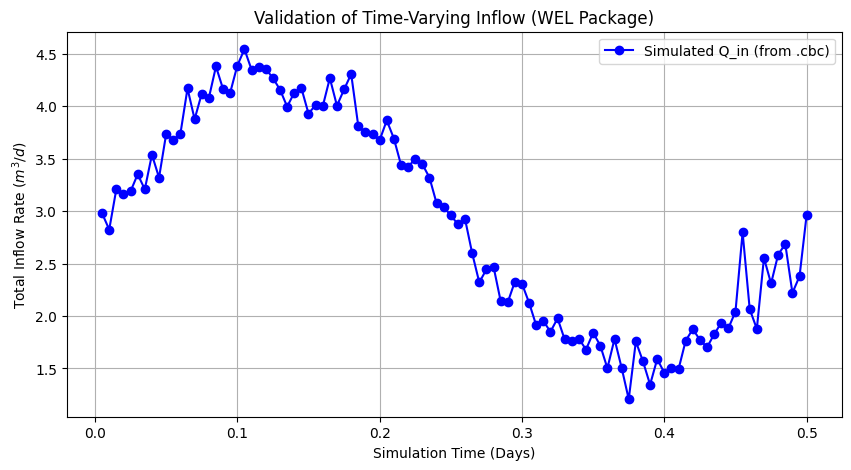
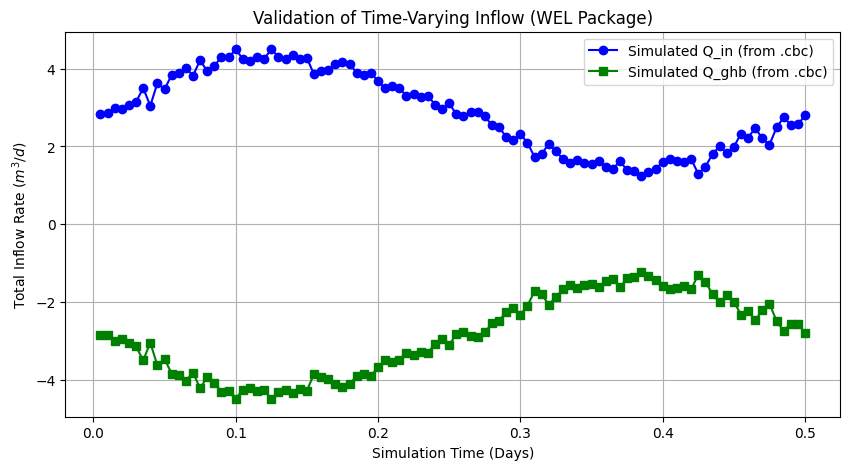
The notebook cell's code change between the first figure and the second:
--- before
+++ after
@@ -26,8 +26,22 @@
     actual_qin.append(total_flux)
 
+
+ghb_data = cbc_obj.get_data(text='GHB') 
+
+# 5. Loop through the data to calculate total inflow per time step
+qghb = []
+for step_data in ghb_data:
+    # step_data is a numpy recarray containing ['node', 'q', etc.]
+    # We sum the 'q' (flux) for all cells in the GHB boundary for this time step
+    total_flux = np.sum(step_data['q']) 
+    qghb.append(total_flux)
+
+
+
 # 6. Plot the extracted fluxes
 plt.figure(figsize=(10, 5))
 plt.plot(times, actual_qin, marker='o', linestyle='-', color='b', label='Simulated Q_in (from .cbc)')
-
+plt.plot(times, qghb, marker='s', linestyle='-', color='g', label='Simulated Q_ghb (from .cbc)')
+    
 # Optional: Overlay your intended analytical formula to verify a perfect match
 # intended_qin = inflow * (1 + 0.5 * np.sin(2 * np.pi * np.array(times) / total_time))

Commit: Add dynamic tidal head to the tright boundary